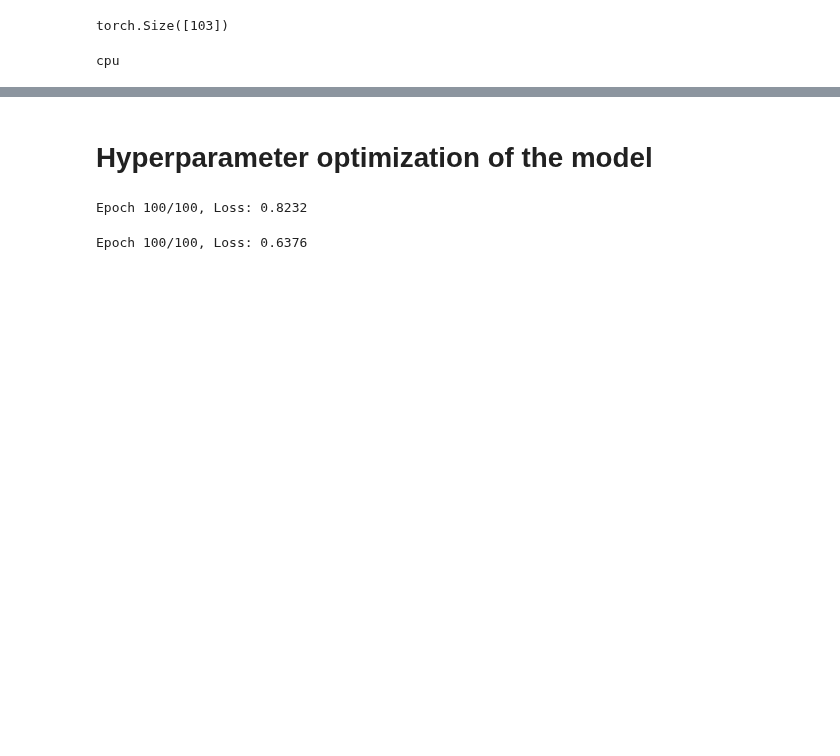
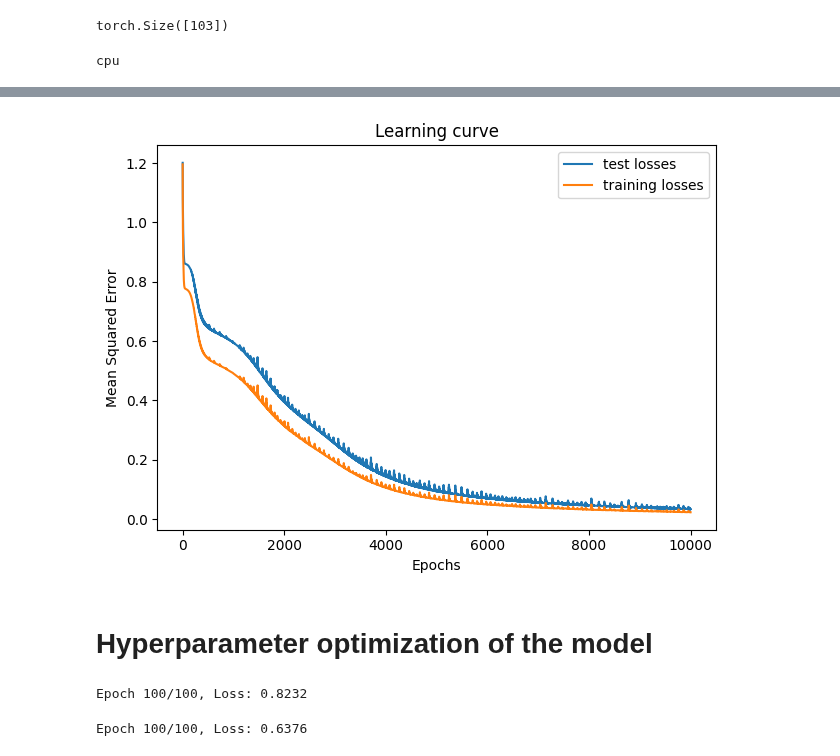
Before and after one commit to gvansan/Machine-learning-project, a Jupyter notebook: Harmonic Oscillator.ipynb, the cells around one changed output, grey strips where cells are left out. Drawn from its saved outputs; the diff is of its cells as text; code cells hidden in the pictures; blank space fills up the shorter version.

```diff
--- a/Harmonic Oscillator.ipynb
+++ b/Harmonic Oscillator.ipynb
@@ -144,3 +169,17 @@ plt.show()
+# %%
+#compute the learning curve
+epochs_array = np.linspace(0, epochs, epochs)
+
+plt.plot(epochs_array, test_losses, label="test losses")
+plt.plot(epochs_array, train_losses, label = "training losses")
+plt.xlabel('Epochs')
+plt.ylabel('Mean Squared Error')
+plt.title('Learning curve')
+plt.legend(loc='upper right')
+plt.tight_layout()
+plt.show()
+# %% [output]
+[figure, added]
 # %% [markdown]
 # Hyperparameter optimization of the model
 # %%
```
Also changed, not shown: parts of 3 cells of this notebook.
